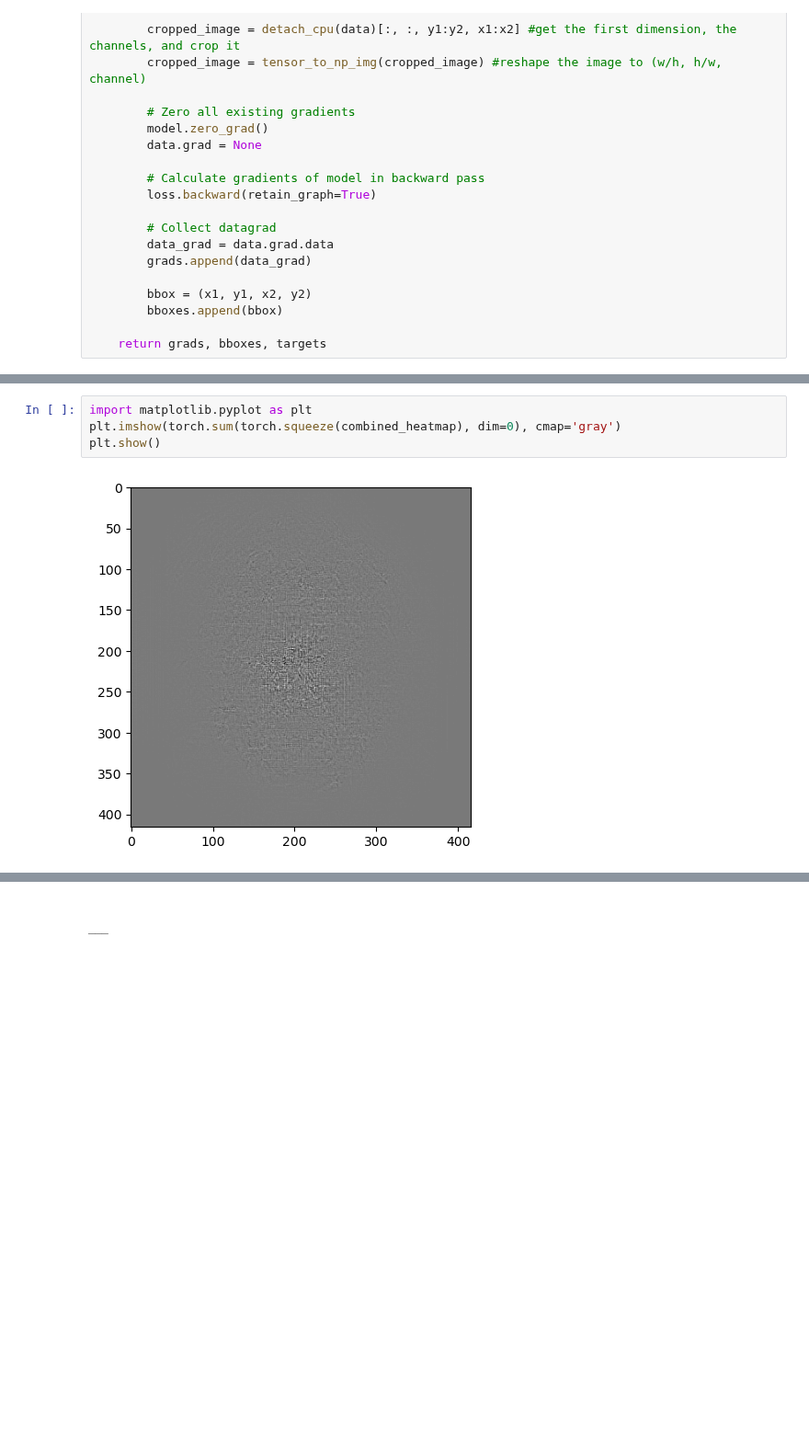
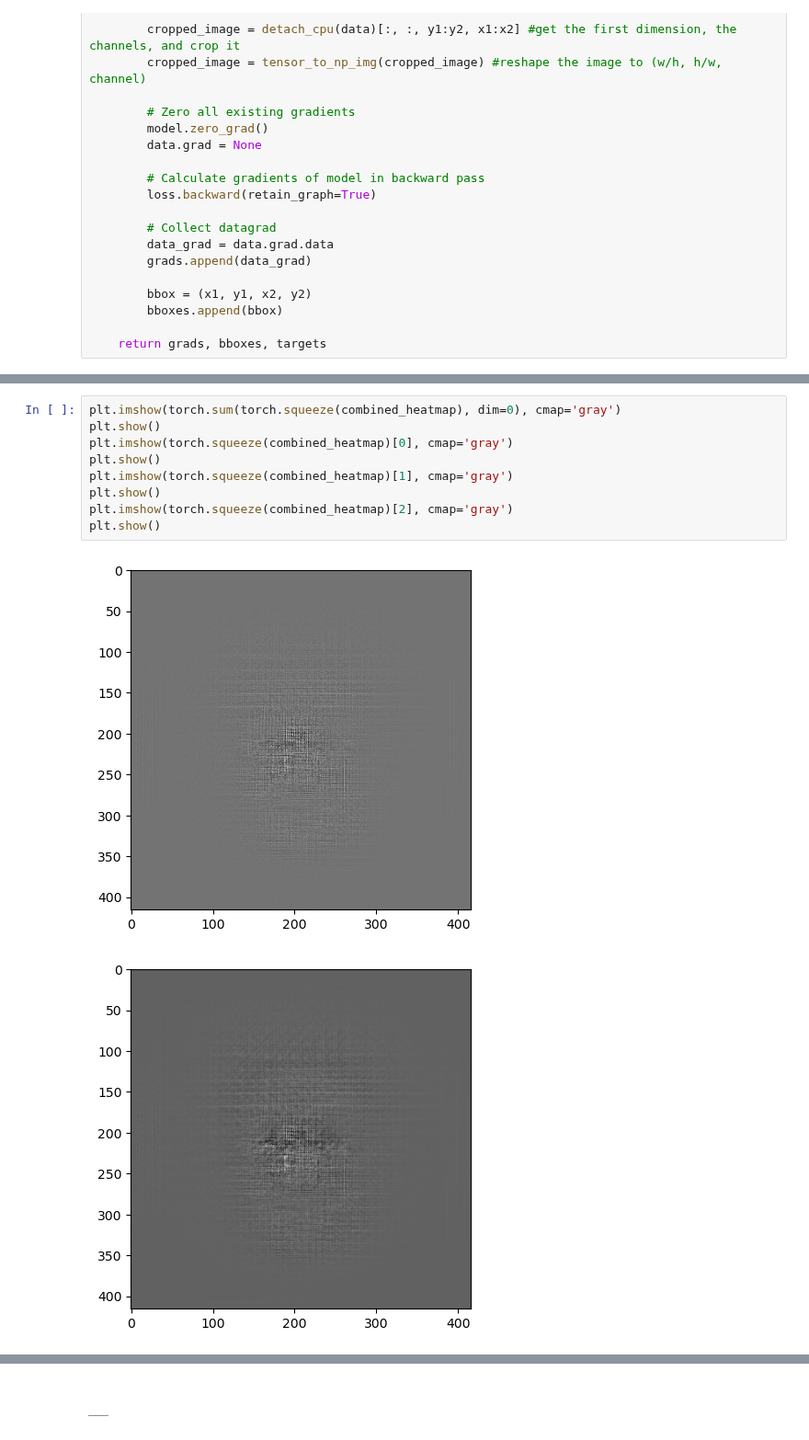
Before and after one commit to JanjanC/FGSM-for-Face-Detectors, a Jupyter notebook: Heatmap Generation.ipynb, the cells around one changed output, grey strips where cells are left out. Shown at 92% size. Cells and saved outputs as stored; diff of their text form; blank space fills up the shorter version.

```diff
--- a/Heatmap Generation.ipynb
+++ b/Heatmap Generation.ipynb
@@ -244,6 +254,12 @@ Getting grads...
 # %%
-import matplotlib.pyplot as plt
 plt.imshow(torch.sum(torch.squeeze(combined_heatmap), dim=0), cmap='gray')
 plt.show()
+plt.imshow(torch.squeeze(combined_heatmap)[0], cmap='gray')
+plt.show()
+plt.imshow(torch.squeeze(combined_heatmap)[1], cmap='gray')
+plt.show()
+plt.imshow(torch.squeeze(combined_heatmap)[2], cmap='gray')
+plt.show()
 # %% [output]
 [figure]
+[figure, added]
```
Also changed, not shown: parts of 12 cells of this notebook, 3 other files.
